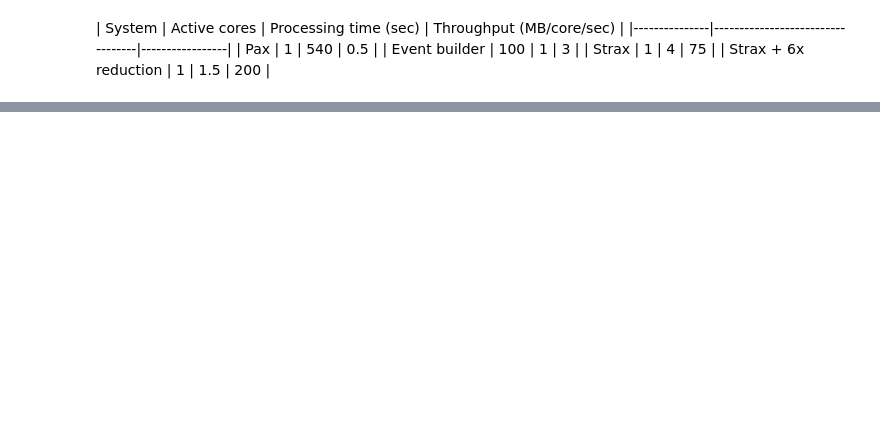
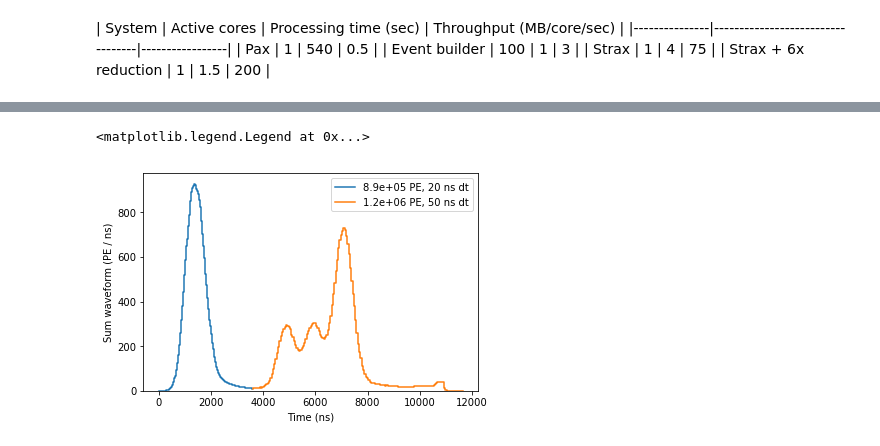
Before and after one commit to AxFoundation/strax, a Jupyter notebook: notebooks/Demonstration.ipynb, the cells around one changed output, grey strips where cells are left out. Cells and saved outputs as stored; diff of their text form; code cells hidden in the pictures; blank space fills up the shorter version.

```diff
--- a/notebooks/Demonstration.ipynb
+++ b/notebooks/Demonstration.ipynb
@@ -54,0 +64,6 @@ plt.ylabel("Sum waveform (PE / bin)")
+# %%
+plot_peaks(5741, n_after=1)
+plt.legend(loc='upper right')
+# %% [output]
+<matplotlib.legend.Legend at 0x...>
+[figure, added]
```
Also changed, not shown: parts of 8 cells of this notebook, 8 other files.
